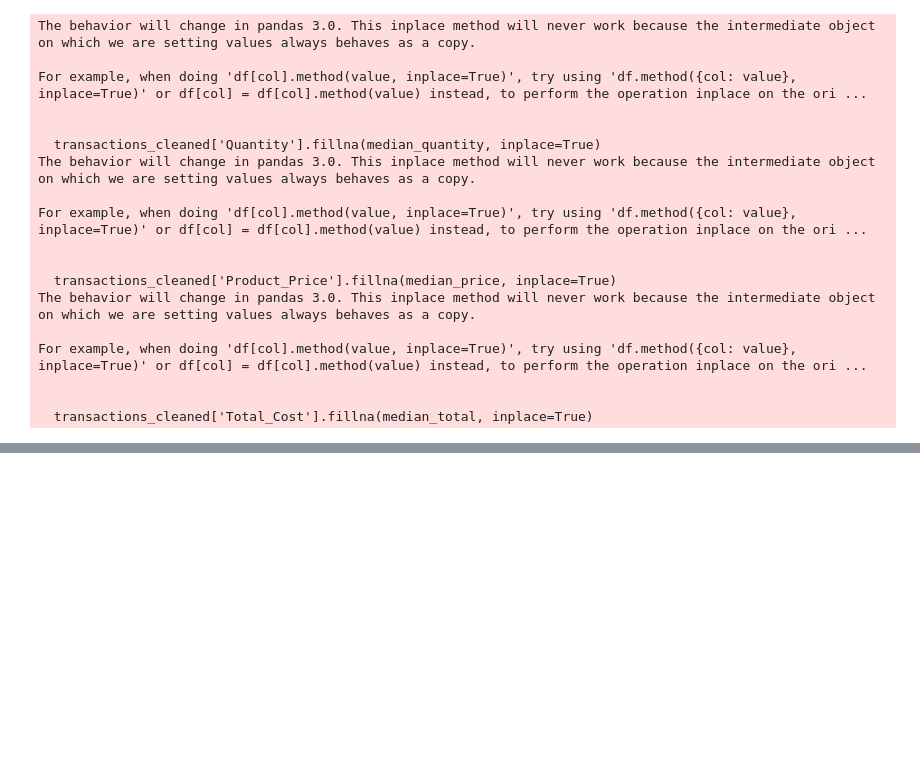
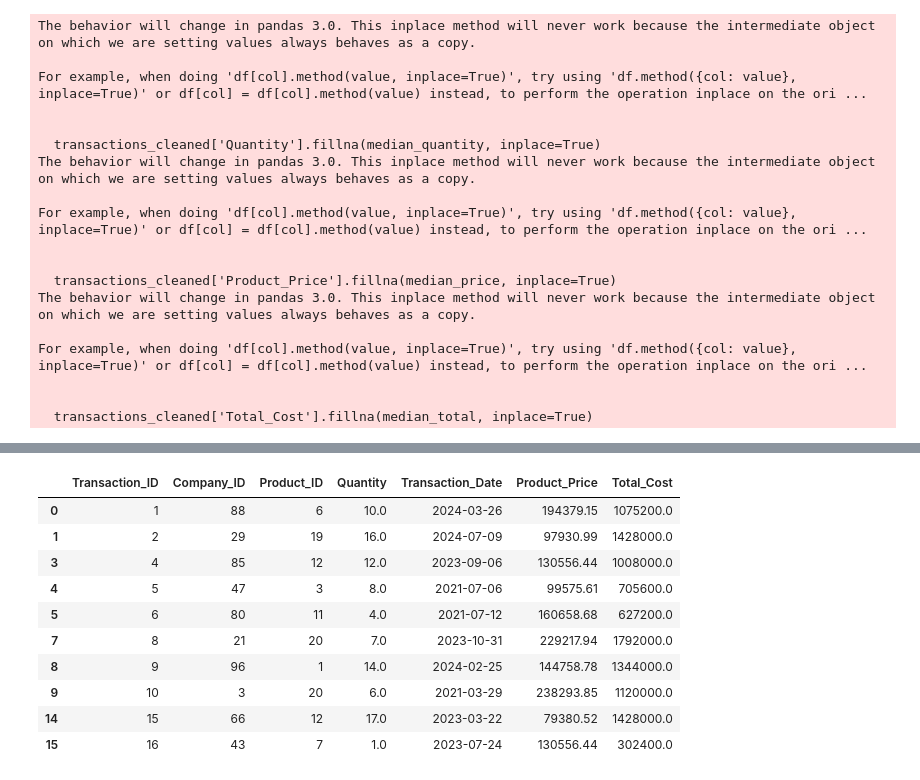
Before and after one commit to kjudge-zxc/MLPA_MS1, a Jupyter notebook: ms1_mlpa.ipynb, the cells around one changed output, grey strips where cells are left out. Saved outputs shown, nothing was run; the diff lists cells and outputs as text; code cells hidden in the pictures; blank space fills up the shorter version.

Commit message:
Added handling outliers and inconsistencies in data

```diff
--- a/ms1_mlpa.ipynb
+++ b/ms1_mlpa.ipynb
@@ -5,9 +5,9 @@ import matplotlib.pyplot as plt
 import seaborn as sns
 
 # Load the three datasets
-customers_df = pd.read_csv('C:/Users/marti/OneDrive/Documents/MLPA/ms1/customers_data.csv')
-products_df = pd.read_csv('C:/Users/marti/OneDrive/Documents/MLPA/ms1/products_data.csv')
-transactions_df = pd.read_csv('C:/Users/marti/OneDrive/Documents/MLPA/ms1/transactions_data.csv')
+customers_df = pd.read_csv('/Users/chadleyayco/Documents/Machine Learning and Predictive Analytics/MLPA_MS1/customers_data.csv')
+products_df = pd.read_csv('/Users/chadleyayco/Documents/Machine Learning and Predictive Analytics/MLPA_MS1/products_data.csv')
+transactions_df = pd.read_csv('/Users/chadleyayco/Documents/Machine Learning and Predictive Analytics/MLPA_MS1/transactions_data.csv')
 # %%
 print("=" * 80)
 print("CUSTOMERS DATASET - STRUCTURE & INFO")
@@ -431,0 +903,70 @@ For example, when doing 'df[col].method(value, inplace=True)', try using 'df.met
+# %%
+# HANDLING INCONSISTENCIES IN TRANSACTIONS DATASET - PART 2
+print("=" * 80)
+print("HANDLING INCONSISTENCIES: TRANSACTIONS DATASET - PART 2")
+print("=" * 80)
+
+before = len(transactions_cleaned)
+print(f"\nStarting rows: {before}")
+
+print("\nRemoving rows with invalid data...")
+
+# Remove rows with failed date parsing
+invalid_dates = transactions_cleaned['Transaction_Date'].isna().sum()
+if invalid_dates > 0:
+    print(f"  - Removing {invalid_dates} rows with dates that couldn't be parsed")
+    transactions_cleaned = transactions_cleaned[transactions_cleaned['Transaction_Date'].notna()]
+
+# Get valid IDs from cleaned master tables
+valid_customer_ids = set(customers_cleaned['Company_ID'].astype(int))
+valid_product_ids = set(products_cleaned['Product_ID'].astype(int))
+
+# Remove rows with invalid Company_ID
+before_fk = len(transactions_cleaned)
+transactions_cleaned = transactions_cleaned[transactions_cleaned['Company_ID'].isin(valid_customer_ids)]
+invalid_company = before_fk - len(transactions_cleaned)
+if invalid_company > 0:
+    print(f"  - Removing {invalid_company} rows with invalid Company_ID")
+
+# Remove rows with invalid Product_ID
+before_fk = len(transactions_cleaned)
+transactions_cleaned = transactions_cleaned[transactions_cleaned['Product_ID'].isin(valid_product_ids)]
+invalid_product = before_fk - len(transactions_cleaned)
+if invalid_product > 0:
+    print(f"  - Removing {invalid_product} rows with invalid Product_ID")
+
+# Remove rows with zero or negative quantity
+before_qty = len(transactions_cleaned)
+transactions_cleaned = transactions_cleaned[transactions_cleaned['Quantity'] > 0]
+invalid_qty = before_qty - len(transactions_cleaned)
+if invalid_qty > 0:
+    print(f"  - Removing {invalid_qty} rows with zero or negative Quantity")
+
+# Remove rows with zero or negative total cost
+before_cost = len(transactions_cleaned)
+transactions_cleaned = transactions_cleaned[transactions_cleaned['Total_Cost'] > 0]
+invalid_cost = before_cost - len(transactions_cleaned)
+if invalid_cost > 0:
+    print(f"  - Removing {invalid_cost} rows with zero or negative Total_Cost")
+
+print("\n3. Quantity & Cost Outlier Decision")
+print("   Note: Unusually high quantities and costs are NOT being removed.")
+print("   These may represent important business transactions (bulk orders, premium sales).")
+print("   ✓ Keeping all valid quantity and cost values")
+
+print("\n4. Rounding Product_Price to 2 decimal places")
+transactions_cleaned['Product_Price'] = transactions_cleaned['Product_Price'].round(2)
+print("   ✓ Done")
+
+removed = before - len(transactions_cleaned)
+print(f"\nClean-up Summary:")
+print(f"  Before: {before} rows")
+print(f"  After:  {len(transactions_cleaned)} rows")
+print(f"  Removed: {removed} rows ({removed/before*100:.1f}%)")
+
+print("\nData types after cleaning:")
+print(transactions_cleaned.dtypes.to_string())
+
+print("\nSample of cleaned data:")
+display(transactions_cleaned.head(10))
+# %% [output]
@@ -432 +990,12 @@ For example, when doing 'df[col].method(value, inplace=True)', try using 'df.met
+|  | Transaction_ID | Company_ID | Product_ID | Quantity | Transaction_Date | Product_Price | Total_Cost |
+| 0 | 1 | 88 | 6 | 10.0 | 2024-03-26 | 194379.15 | 1075200.0 |
+| 1 | 2 | 29 | 19 | 16.0 | 2024-07-09 | 97930.99 | 1428000.0 |
+| 3 | 4 | 85 | 12 | 12.0 | 2023-09-06 | 130556.44 | 1008000.0 |
+| 4 | 5 | 47 | 3 | 8.0 | 2021-07-06 | 99575.61 | 705600.0 |
+| 5 | 6 | 80 | 11 | 4.0 | 2021-07-12 | 160658.68 | 627200.0 |
+| 7 | 8 | 21 | 20 | 7.0 | 2023-10-31 | 229217.94 | 1792000.0 |
+| 8 | 9 | 96 | 1 | 14.0 | 2024-02-25 | 144758.78 | 1344000.0 |
+| 9 | 10 | 3 | 20 | 6.0 | 2021-03-29 | 238293.85 | 1120000.0 |
+| 14 | 15 | 66 | 12 | 17.0 | 2023-03-22 | 79380.52 | 1428000.0 |
+| 15 | 16 | 43 | 7 | 1.0 | 2023-07-24 | 130556.44 | 302400.0 |
 # %%
```
Also changed, not shown: parts of 8 cells of this notebook, 4 other files.
